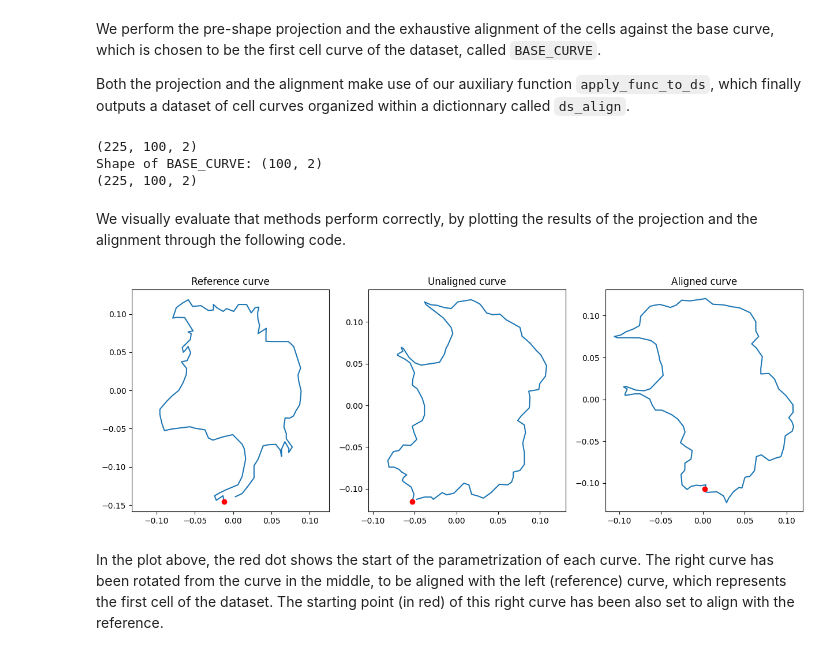
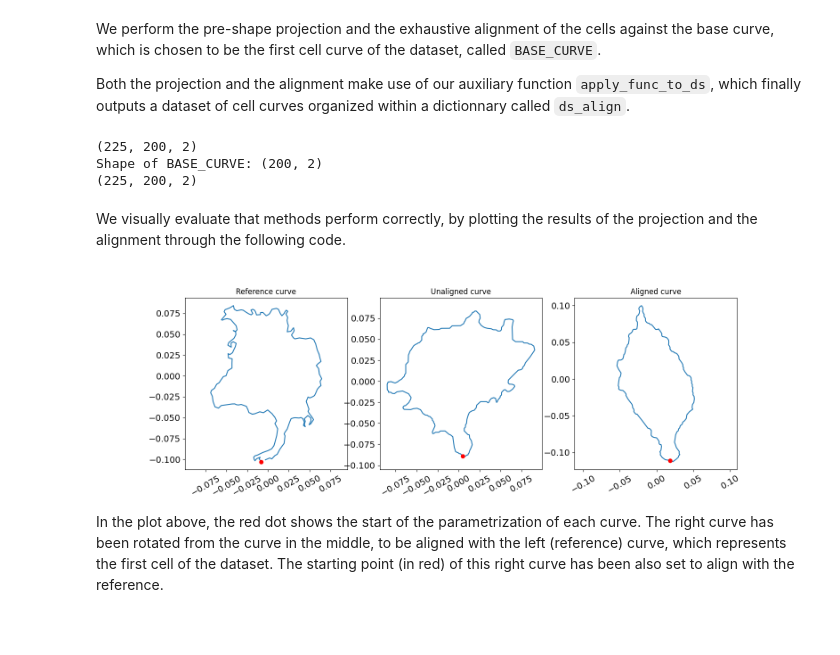
Before and after one commit to wxli0/dyn, a Jupyter notebook: dyn/notebooks/breast_cancer_analysis.ipynb, the cells around one changed output. Drawn from its saved outputs; the diff is of its cells as text; code cells hidden in the pictures; blank space fills up the shorter version.

Commit message:
updated alignment plot for both datasets

```diff
--- a/dyn/notebooks/breast_cancer_analysis.ipynb
+++ b/dyn/notebooks/breast_cancer_analysis.ipynb
@@ -204,6 +199,7 @@ k_sampling_points = 100
 # %% [markdown]
 To illustrate the result of this interpolation, we compare for a randomly chosen cell the original curve with the correponding interpolated one (to visualize another cell, you can simply re-run the code).
 # %%
+k_sampling_points = 200
 cell_rand = cells[gs.random.randint(len(cells))]
 cell_interpolation = interpolate(cell_rand, k_sampling_points)
 
@@ -350,40 +346,46 @@ print("Shape of BASE_CURVE:", BASE_CURVE.shape)
 ds_align = apply_func_to_ds(ds_proj, func=lambda x: exhaustive_align(x, BASE_CURVE))
 print(ds_align["MCF7"].shape)
 # %% [output]
-(225, 100, 2)
-Shape of BASE_CURVE: (100, 2)
-(225, 100, 2)
+(225, 200, 2)
+Shape of BASE_CURVE: (200, 2)
+(225, 200, 2)
 # %% [markdown]
 We visually evaluate that methods perform correctly, by plotting the results of the projection and the alignment through the following code.
 # %%
 i_rand = gs.random.randint(n_cells_df["MCF7"])
 unaligned_cell = ds_proj["MCF7"][i_rand]
 aligned_cell = ds_align["MCF7"][i_rand]
 
-fig = plt.figure(figsize=(15, 5))
+fig = plt.figure(figsize=(16, 5))
 
 fig.add_subplot(131)
 plt.plot(BASE_CURVE[:, 0], BASE_CURVE[:, 1])
 plt.plot(BASE_CURVE[0, 0], BASE_CURVE[0, 1], "ro")
+plt.xticks(fontsize=14, rotation=30)
+plt.yticks(fontsize=14)
 plt.axis("equal")
 plt.title("Reference curve")
 
 fig.add_subplot(132)
 plt.plot(unaligned_cell[0, :, 0], unaligned_cell[0, :, 1])
 plt.plot(unaligned_cell[0, 0, 0], unaligned_cell[0, 0, 1], "ro")
+plt.xticks(fontsize=14, rotation=30)
+plt.yticks(fontsize=14)
 plt.axis("equal")
 plt.title("Unaligned curve")
 
 fig.add_subplot(133)
 plt.plot(aligned_cell[0, :, 0], aligned_cell[0, :, 1])
 plt.plot(aligned_cell[0, 0, 0], aligned_cell[0, 0, 1], "ro")
+plt.xticks(fontsize=14, rotation=30)
+plt.yticks(fontsize=14)
 plt.axis("equal")
 plt.title("Aligned curve")
 
 plt.savefig(os.path.join(figs_dir, "alignment.svg"))
 plt.savefig(os.path.join(figs_dir, "alignment.pdf"))
 # %% [output]
-[figure, old version]
+[figure, new version]
 # %% [markdown]
 In the plot above, the red dot shows the start of the parametrization of each curve. The right curve has been rotated from the curve in the middle, to be aligned with the left (reference) curve, which represents the first cell of the dataset. The starting point (in red) of this right curve has been also set to align with the reference.
 # %% [markdown]
```
Also changed, not shown: parts of 36 cells of this notebook, 5 other files.
